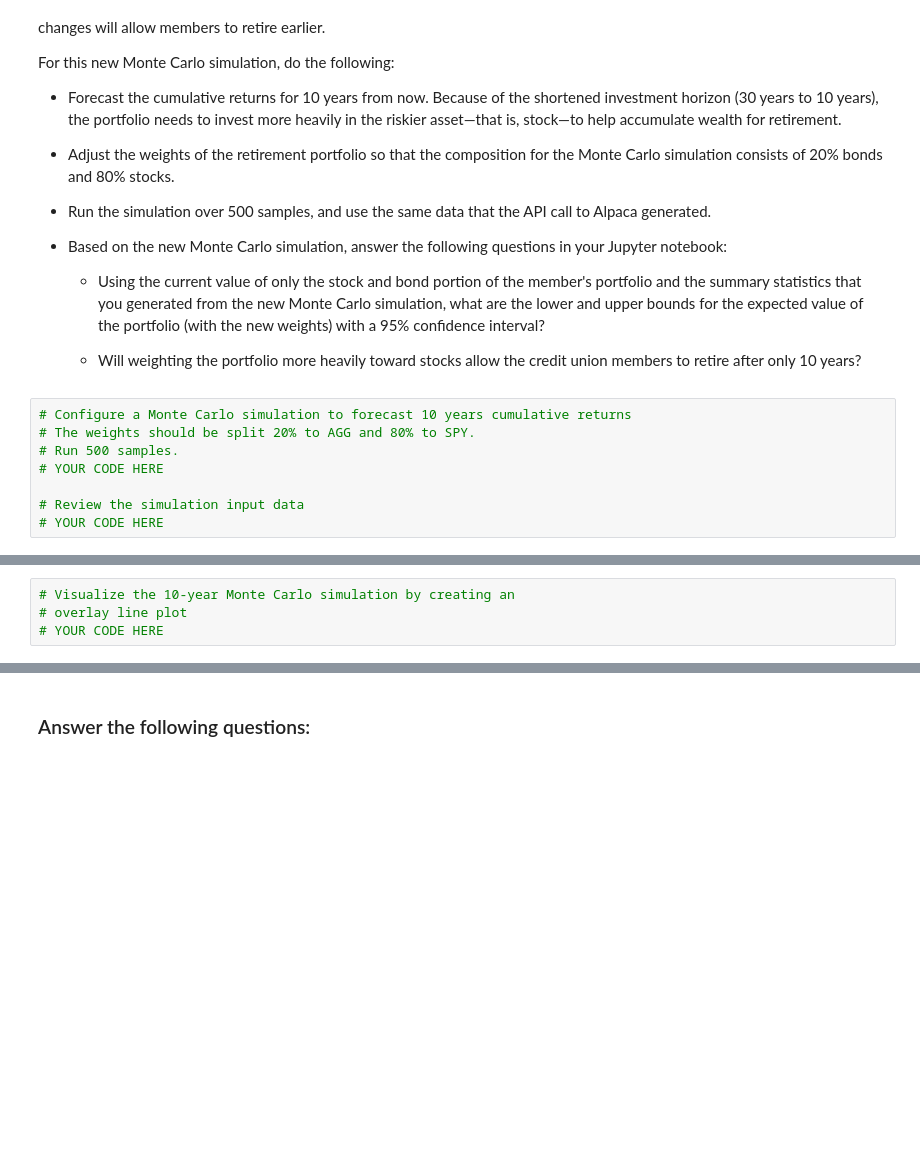
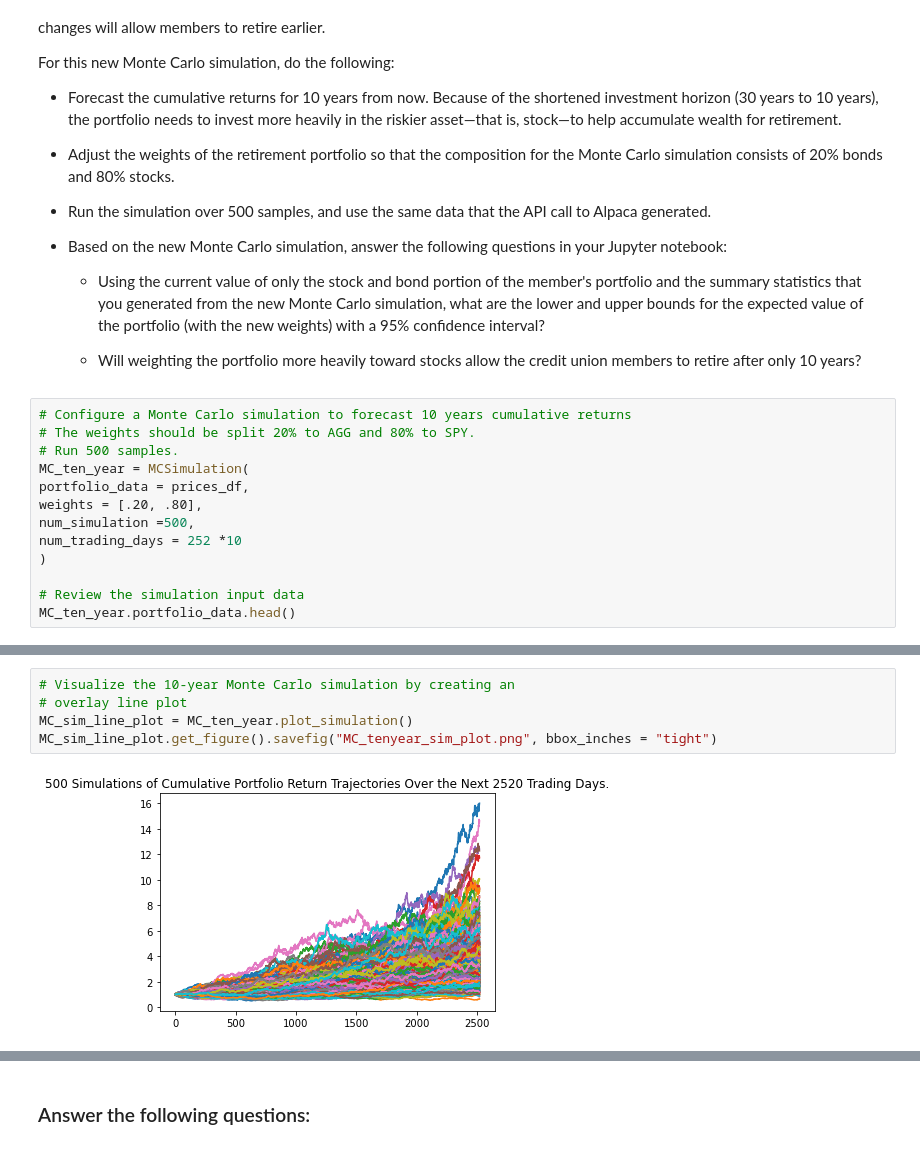
Before and after one commit to Ahmed-Mahjoub/financial_planning_tools, a Jupyter notebook: financial_planning_tools.ipynb, the cells around one changed output, grey strips where cells are left out. Saved outputs shown, nothing was run; the diff lists cells and outputs as text; blank space fills up the shorter version.

```diff
--- a/financial_planning_tools.ipynb
+++ b/financial_planning_tools.ipynb
@@ -609,7 +638,12 @@ For this new Monte Carlo simulation, do the following:
 # Configure a Monte Carlo simulation to forecast 10 years cumulative returns
 # The weights should be split 20% to AGG and 80% to SPY.
 # Run 500 samples.
-# YOUR CODE HERE
+MC_ten_year = MCSimulation(
+portfolio_data = prices_df,
+weights = [.20, .80],
+num_simulation =500,
+num_trading_days = 252 *10
+)
 
 # Review the simulation input data
-# YOUR CODE HERE
+MC_ten_year.portfolio_data.head()
@@ -619,7 +693,10 @@ For this new Monte Carlo simulation, do the following:
 # %%
 # Visualize the 10-year Monte Carlo simulation by creating an
 # overlay line plot
-# YOUR CODE HERE
+MC_sim_line_plot = MC_ten_year.plot_simulation()
+MC_sim_line_plot.get_figure().savefig("MC_tenyear_sim_plot.png", bbox_inches = "tight")
+# %% [output]
+[figure, added]
 # %%
 # Visualize the probability distribution of the 10-year Monte Carlo simulation
 # by plotting a histogram
```
Also changed, not shown: parts of 25 cells of this notebook.
